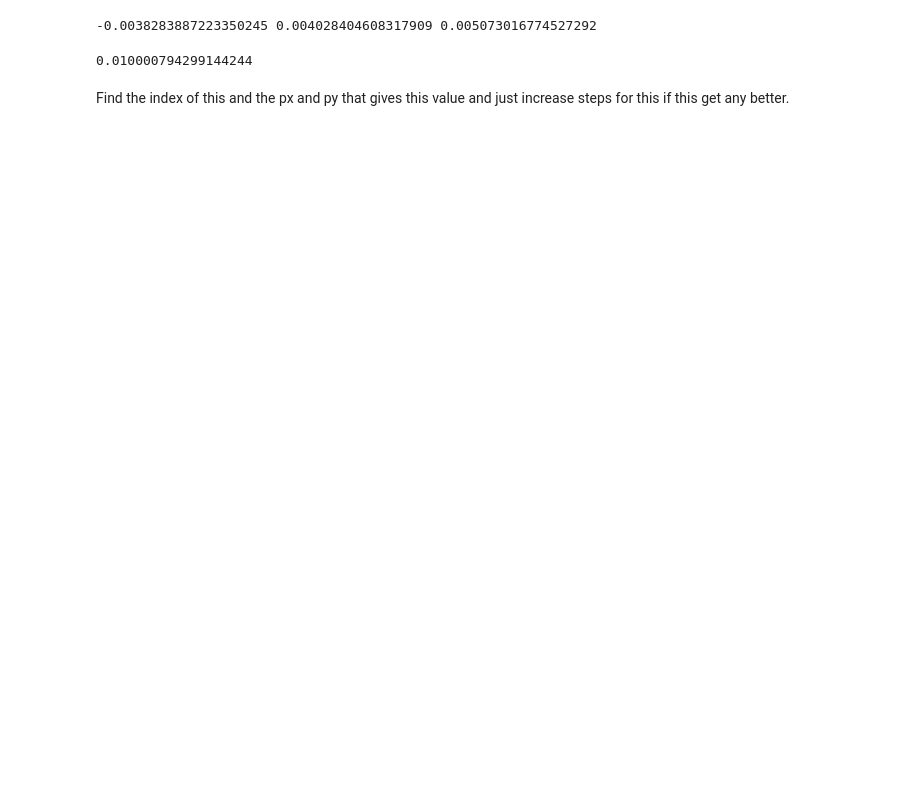
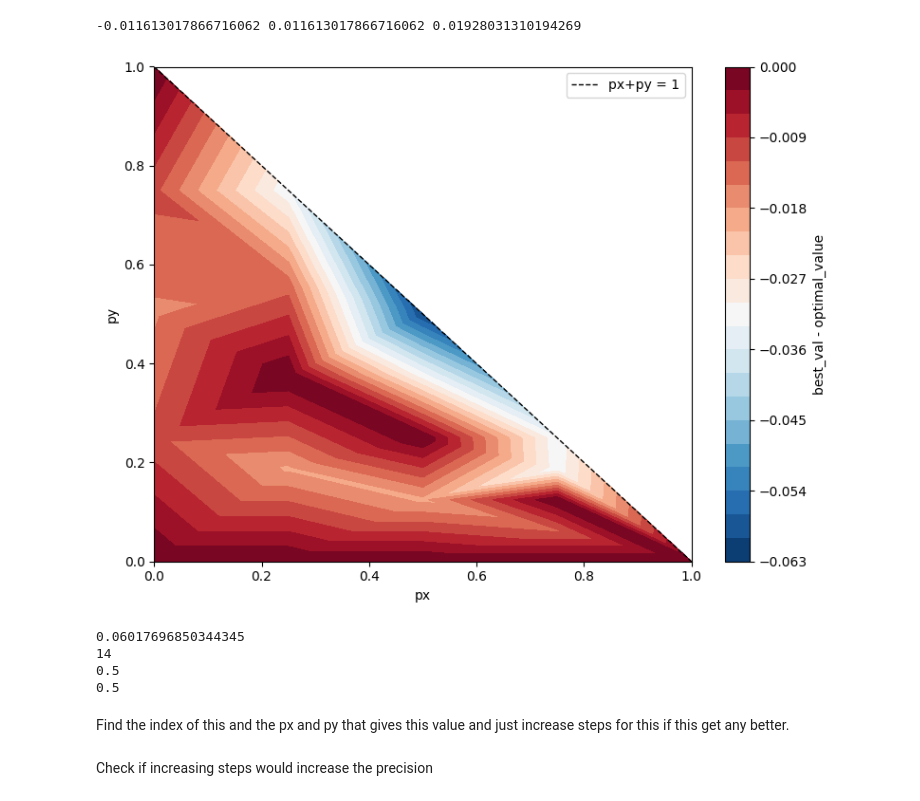
Before and after one commit to YommoY-official/MPQMasters, a Jupyter notebook: ruskai_supremum_optimisaiton.ipynb, the cells around one changed output. Saved outputs shown, nothing was run; the diff lists cells and outputs as text; code cells hidden in the pictures; blank space fills up the shorter version.

```diff
--- a/ruskai_supremum_optimisaiton.ipynb
+++ b/ruskai_supremum_optimisaiton.ipynb
@@ -49,7 +51,7 @@ def softplus_unit_sphere(u, eps=1e-12):
     returns: tensor (4,) with sum of squares = 1 and all entries > 0
     """
     v = F.softplus(u)                  # v_i > 0
-    norm = torch.sqrt(torch.sum(v*v) + eps)
+    norm = torch.sqrt(torch.sum(v*v).clamp(min=eps))
     return v / norm
 
 # ----------------------------
@@ -102,7 +104,7 @@ def objective_from_raw(raw, px=0.3, py=0.2, eps=1e-12):
     )
     z = -(num / denom)  # complex
 
-    theta1 = phi1 + torch.atan( torch.imag(z)  / torch.real(z) ) # complex
+    theta1 = phi1 + torch.atan2( torch.imag(z)  , torch.real(z) ) # complex
 
     # build psi, phi in C^4
     psi = torch.zeros(4, dtype=torch.complex128, device=device)
@@ -123,7 +125,7 @@ def objective_from_raw(raw, px=0.3, py=0.2, eps=1e-12):
 
 
 
-    return 0.5 * trace_norm_hermitian(H).real
+    return 0.5 * trace_norm_hermitian(H)
 
 
 # ----------------------------
@@ -161,16 +175,9 @@ def optimal_value(px,py):
 # %%
-size = 10
-steps = 2500
-restarts = 5
-lr = 2e-3
-seed = 0
-epsilon = 1e-12
-
 best_raw_list = []
 best_val_list = []
 
-for px in np.linspace(epsilon, 1-epsilon, size):
-    for py in np.linspace(epsilon, 1-px, size):
+for px in np.linspace(px_min, px_max, size):
+    for py in np.linspace(px_min, 1-px, size):
         opt = optimal_value(px,py)
         best_raw, best_val = maximize(px,py,steps,lr, restarts,seed )
         best_raw_list.append(best_raw)
@@ -185,15 +192,24 @@ for px in np.linspace(epsilon, 1-epsilon, size):
 arr = []
 k = 0
 
-for px in np.linspace(epsilon, 1-epsilon, size):
-    for py in np.linspace(epsilon, 1-px, size):
+px_list = []
+py_list = []
+
+for px in np.linspace(px_min, px_max, size):
+    for py in np.linspace(py_min, 1-px, size):
+        px_list.append(px)
+        py_list.append(py)
         opt = optimal_value(px,py)
         best_val = best_val_list[k]
 
         arr.append(best_val-opt)
 
         k += 1
+
+px_arr = np.array(px_list)
+py_arr = np.array(py_list)
 arr = np.array(arr)
+
 mean = np.mean(arr)
 mag = np.abs(arr)
 mean_mag = np.mean(mag)
@@ -201,10 +217,33 @@ rms = np.sqrt(np.mean(arr**2))
 
 print(mean, mean_mag, rms)
 # %% [output]
--0.0038283887223350245 0.004028404608317909 0.005073016774527292
+-0.011613017866716062 0.011613017866716062 0.01928031310194269
+# %%
+fig, ax = plt.subplots(figsize = (8,6))
+tcf = ax.tricontourf(px_arr,py_arr,arr,levels = 20, cmap = 'RdBu_r')
+fig.colorbar(tcf, ax= ax, label = 'best_val - optimal_value')
+ax.set_xlabel('px')
+ax.set_ylabel('py')
+
+px_line= np.linspace(0,1,100)
+ax.plot(px_line, 1-px_line, 'k--', lw= 1, label = 'px+py = 1')
+ax.legend()
+plt.tight_layout()
+plt.show()
+# %% [output]
+[figure, added]
 # %%
-print(max(arr))
+print(max(mag))
+idx = np.argmax(mag)
+print(idx)
+print(px_arr[idx])
+print(py_arr[idx])
 # %% [output]
-0.010000794299144244
+0.06017696850344345
+14
+0.5
+0.5
 # %% [markdown]
 Find the index of this and the px and py that gives this value and just increase steps for this if this get any better.
+# %% [markdown]
+Check if increasing steps would increase the precision
```
Also changed, not shown: parts of 3 cells of this notebook.
